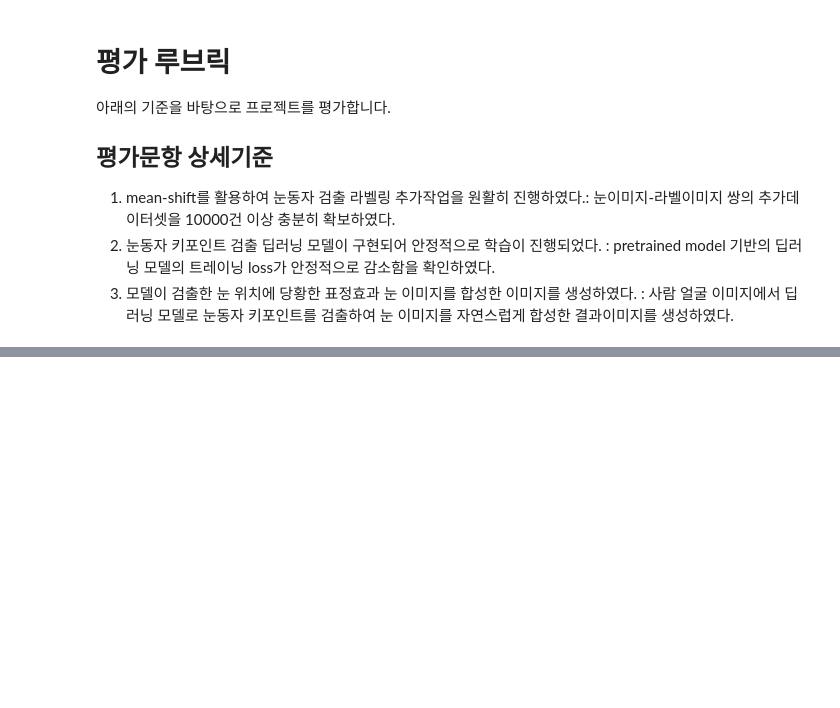
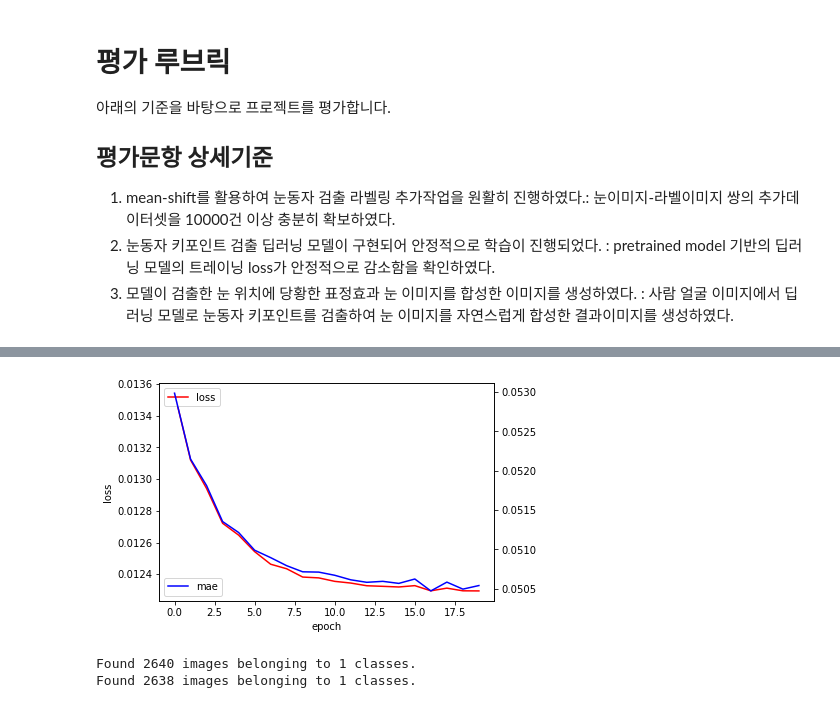
Before and after one commit to YesicaKim/G16_coarse_to_fine, a Jupyter notebook: G16_coarse_to_fine.ipynb, the cells around one changed output, grey strips where cells are left out. Drawn from its saved outputs; the diff is of its cells as text; code cells hidden in the pictures; blank space fills up the shorter version.

```diff
--- a/G16_coarse_to_fine.ipynb
+++ b/G16_coarse_to_fine.ipynb
@@ -20,0 +133,13 @@ import dlib
+# %%
+model.compile(
+  optimizer=tf.keras.optimizers.Adam(),
+  loss='mse',
+  metrics=['mae']
+  )
+# %%
+def lr_step_decay(epoch):
+    init_lr = 0.0005 #self.flag.initial_learning_rate
+    lr_decay = 0.5 #self.flag.learning_rate_decay_factor
+    epoch_per_decay = 2 #self.flag.epoch_per_decay
+    lrate = init_lr * math.pow(lr_decay, math.floor((1+epoch)/epoch_per_decay))
+    return lrate
@@ -20,0 +177,32 @@ import dlib
+# %%
+%matplotlib inline
+import matplotlib.pyplot as plt
+
+fig, loss_ax = plt.subplots()
+
+acc_ax = loss_ax.twinx()
+
+loss_ax.plot(history.history['loss'], 'r', label='loss')
+acc_ax.plot(history.history['mae'], 'b', label='mae')
+
+loss_ax.set_xlabel('epoch')
+loss_ax.set_ylabel('loss')
+
+loss_ax.legend(loc='upper left')
+acc_ax.legend(loc='lower left')
+plt.savefig('result.png')
+plt.show()
+# %% [output]
+[figure, added]
+# %%
+IMAGE_SHAPE = (80, 120)
+val_data_root = './data/val/input'
+val_label_root = './data/val/label'
+
+image_generator_val = tf.keras.preprocessing.image.ImageDataGenerator()
+label_generator_val = tf.keras.preprocessing.image.ImageDataGenerator()
+image_data_val = image_generator.flow_from_directory(str(val_data_root), class_mode=None, target_size=IMAGE_SHAPE, shuffle=False)
+label_data_val = label_generator.flow_from_directory(str(val_label_root), class_mode=None, target_size=IMAGE_SHAPE, shuffle=False)
+# %% [output]
+Found 2640 images belonging to 1 classes.
+Found 2638 images belonging to 1 classes.
```
Also changed, not shown: parts of 23 cells of this notebook, 12 other files.
